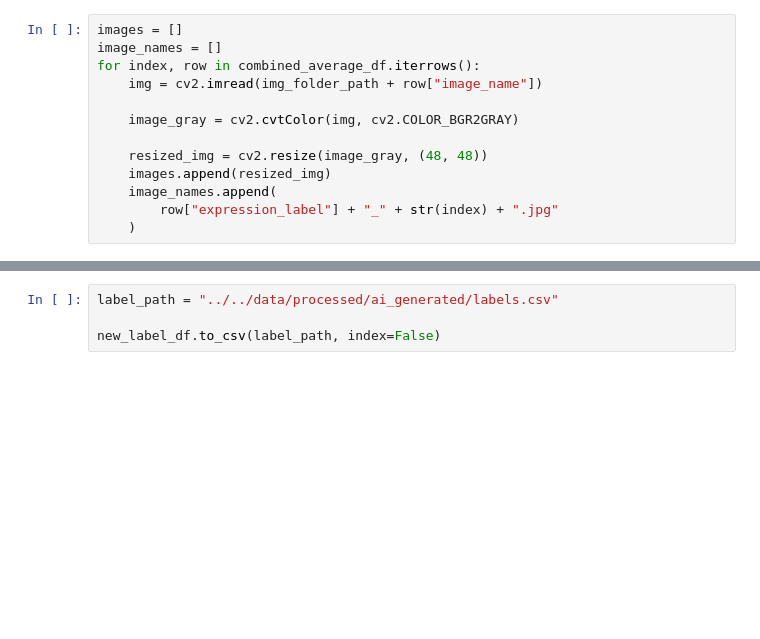
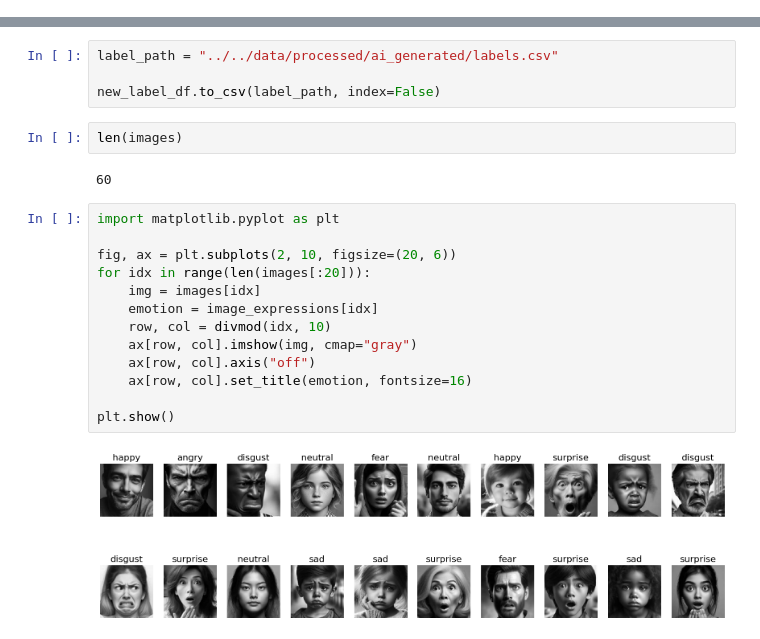
Before and after one commit to DSPRO2-Group-9/emotion_recognition, a Jupyter notebook: notebook/processing/own_data.ipynb, the cells around one changed output, grey strips where cells are left out. Saved outputs shown, nothing was run; the diff lists cells and outputs as text; blank space fills up the shorter version.

```diff
--- a/notebook/processing/own_data.ipynb
+++ b/notebook/processing/own_data.ipynb
@@ -155,16 +155,3 @@ combined_average_df.head()
 | 5 | Bild_5.jpg | angry |
 # %%
 img_folder_path = "../../data/raw/ai_generated/img/"
-# %%
-images = []
-image_names = []
-for index, row in combined_average_df.iterrows():
-    img = cv2.imread(img_folder_path + row["image_name"])
-
-    image_gray = cv2.cvtColor(img, cv2.COLOR_BGR2GRAY)
-
-    resized_img = cv2.resize(image_gray, (48, 48))
-    images.append(resized_img)
-    image_names.append(
-        row["expression_label"] + "_" + str(index) + ".jpg"
-    )
@@ -197,3 +237,22 @@ new_label_df.head()
 label_path = "../../data/processed/ai_generated/labels.csv"
 
 new_label_df.to_csv(label_path, index=False)
+# %%
+len(images)
+# %% [output]
+60
+# %%
+import matplotlib.pyplot as plt
+
+fig, ax = plt.subplots(2, 10, figsize=(20, 6))
+for idx in range(len(images[:20])):
+    img = images[idx]
+    emotion = image_expressions[idx]
+    row, col = divmod(idx, 10)
+    ax[row, col].imshow(img, cmap="gray")
+    ax[row, col].axis("off")
+    ax[row, col].set_title(emotion, fontsize=16)
+
+plt.show()
+# %% [output]
+[figure, added]
```
Also changed, not shown: parts of 4 cells of this notebook, 9 other files.
